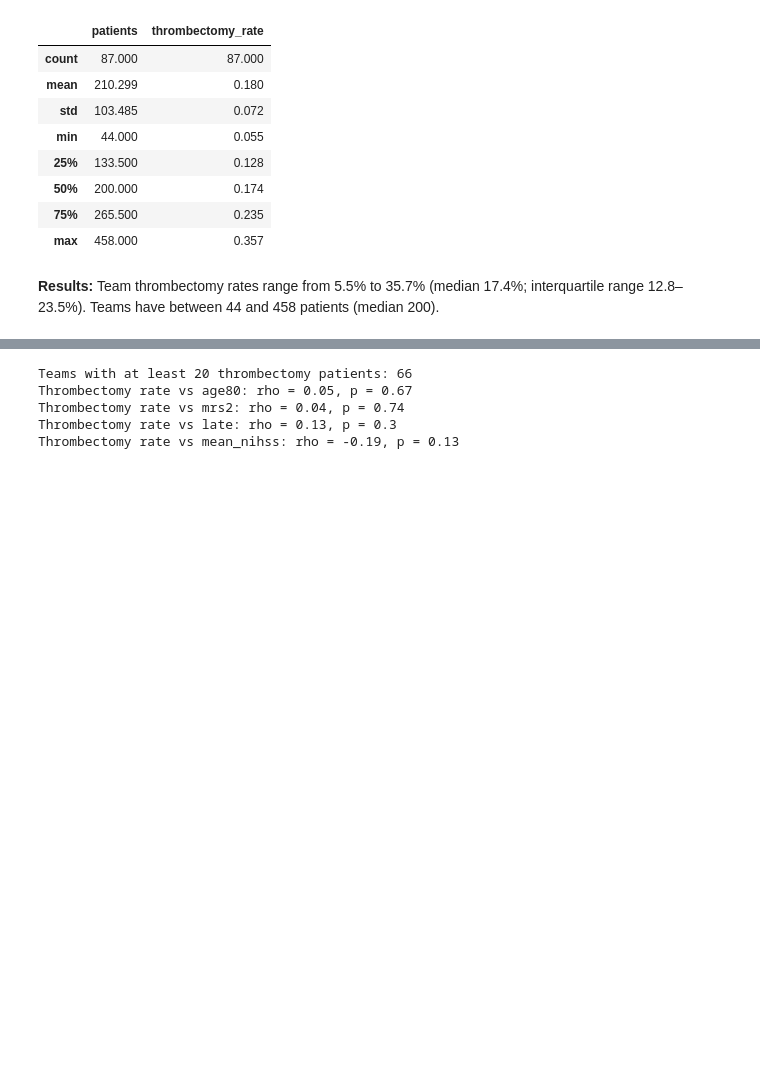
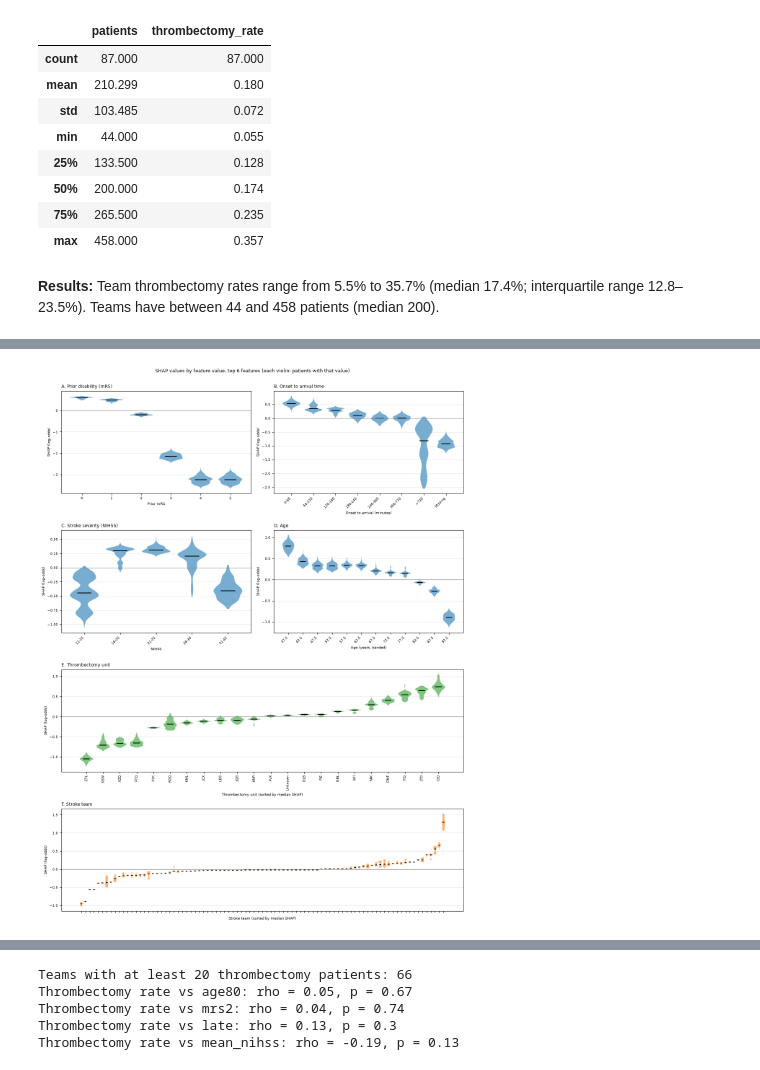
Before and after one commit to samuel-book/samuel-3, a Jupyter notebook: 1_descriptive_stats/02_thrombctomy.ipynb, the cells around one changed output, grey strips where cells are left out. Saved outputs shown, nothing was run; the diff lists cells and outputs as text; code cells hidden in the pictures; blank space fills up the shorter version.

```diff
--- a/1_descriptive_stats/02_thrombctomy.ipynb
+++ b/1_descriptive_stats/02_thrombctomy.ipynb
@@ -890,0 +946,88 @@ Team SHAP 10th/50th/90th centile: -0.65 / -0.02 / 0.52 (range -1.54 to 1.37)
+# %%
+# SHAP violin plots for the 6 most important features (by mean |SHAP|): one violin per
+# feature value, showing the spread of that feature's SHAP values across patients with that value
+top_features = importance.sort_values(ascending=False).index[:6]
+
+# Grouping of patients by feature value. Features with many values are banded; missing
+# values form their own group. Team and unit use the patient's team or unit.
+bands = {
+    'onset_to_arrival_time': ([0, 60, 120, 180, 240, 360, 720, np.inf],
+                              ['0-60', '60-120', '120-180', '180-240', '240-360', '360-720', '>720']),
+    'stroke_severity': ([10, 15, 20, 25, 30, 42], ['11-15', '16-20', '21-25', '26-30', '31-42']),
+}
+x_labels = {
+    'prior_disability': 'Prior mRS', 'onset_to_arrival_time': 'Onset to arrival (minutes)',
+    'stroke_severity': 'NIHSS', 'age': 'Age (years, banded)',
+    'Thrombectomy unit': 'Thrombectomy unit (sorted by median SHAP)',
+    'Stroke team': 'Stroke team (sorted by median SHAP)'}
+
+def feature_groups(feature):
+    """Return a Series of group labels (one per patient) and the ordered list of groups."""
+    if feature in ('Stroke team', 'Thrombectomy unit'):
+        col = 'stroke_team' if feature == 'Stroke team' else 'MT_transfer_unit'
+        groups = transfer_cohort[col].astype(object).fillna('Unknown')
+        order = shap_df[feature].groupby(groups).median().sort_values().index.tolist()
+        return groups, order
+    values = transfer_cohort[feature]
+    if feature in bands:
+        edges, labels = bands[feature]
+        groups = pd.cut(values, edges, labels=labels, right=True).astype(object)
+        order = list(labels)
+    else:
+        groups = values.astype(object)
+        order = sorted(values.dropna().unique())
+    if values.isna().any():
+        groups = groups.where(values.notna(), 'Missing')
+        order = order + ['Missing']
+    return groups, order
+
+wide = [f for f in top_features if f in ('Stroke team', 'Thrombectomy unit')]
+narrow = [f for f in top_features if f not in wide]
+n_rows = int(np.ceil(len(narrow) / 2)) + len(wide)
+fig = plt.figure(figsize=(12, 2.3 * 12 / 7 * n_rows))  # sized to fit one page of a paper
+grid = fig.add_gridspec(n_rows, 2)
+axes_for = {f: fig.add_subplot(grid[i // 2, i % 2]) for i, f in enumerate(narrow)}
+for i, f in enumerate(wide):
+    axes_for[f] = fig.add_subplot(grid[int(np.ceil(len(narrow) / 2)) + i, :])
+
+colours = {'Stroke team': 'tab:orange', 'Thrombectomy unit': 'tab:green'}
+violin_summary = {}
+for letter, feature in zip('ABCDEF', top_features):
+    ax = axes_for[feature]
+    groups, order = feature_groups(feature)
+    data = [shap_df.loc[groups == g, feature].values for g in order]
+    keep = [i for i, d in enumerate(data) if len(d) >= 2]
+    order, data = [order[i] for i in keep], [data[i] for i in keep]
+    parts = ax.violinplot(data, positions=range(len(data)), widths=0.8, showmedians=True,
+                          showextrema=False)
+    for body in parts['bodies']:
+        body.set_facecolor(colours.get(feature, 'tab:blue'))
+        body.set_alpha(0.6)
+    parts['cmedians'].set_color('k')
+    ax.axhline(0, color='grey', linewidth=0.8)
+    ax.set_xticks(range(len(order)))
+    is_team = feature == 'Stroke team'
+    rotation = 90 if feature == 'Thrombectomy unit' else 45 if len(order) > 6 or feature in bands else 0
+    ax.set_xticklabels([] if is_team else [f'{g:g}' if isinstance(g, (int, float)) else g for g in order],
+                       rotation=rotation, ha='right' if rotation == 45 else 'center', fontsize=6.5)
+    ax.tick_params(axis='y', labelsize=6.5)
+    ax.set_xlabel(x_labels.get(feature, feature_labels[feature]), fontsize=7.5)
+    ax.set_ylabel('SHAP (log-odds)', fontsize=7.5)
+    ax.set_title(f'{letter}. {feature_labels[feature]}', loc='left', fontsize=8.5)
+    ax.grid(axis='y', alpha=0.3)
+    violin_summary[feature] = pd.Series([np.median(d) for d in data], index=order)
+
+fig.suptitle('SHAP values by feature value, top 6 features (each violin: patients with that value)', fontsize=9)
+plt.tight_layout(rect=[0, 0, 1, 0.98])  # leave space for the overall title
+plt.savefig('output/thrombectomy_transfer_xgb_shap_violins.png', dpi=300, bbox_inches='tight')
+plt.show()
+
+# Median SHAP for each value of the patient features
+for feature in narrow:
+    print(f'{feature_labels[feature]}: median SHAP by value')
+    print(violin_summary[feature].round(2).to_string(), '\n')
+for feature in wide:
+    s = violin_summary[feature]
+    print(f'{feature_labels[feature]}: median SHAP from {s.min():.2f} ({s.idxmin()}) to {s.max():.2f} ({s.idxmax()})')
+# %% [output]
+[figure, added]
```
Also changed, not shown: parts of 59 cells of this notebook.
